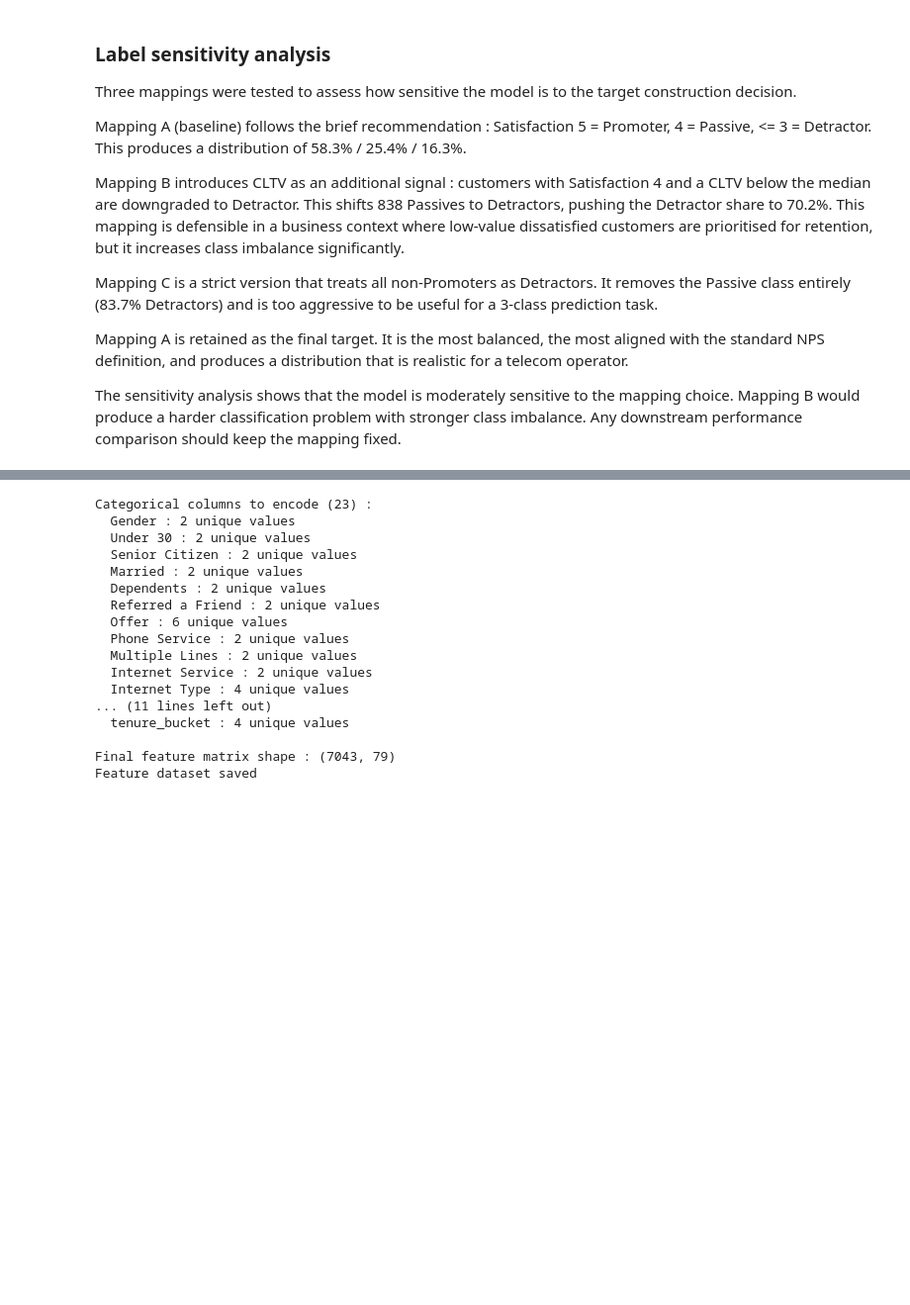
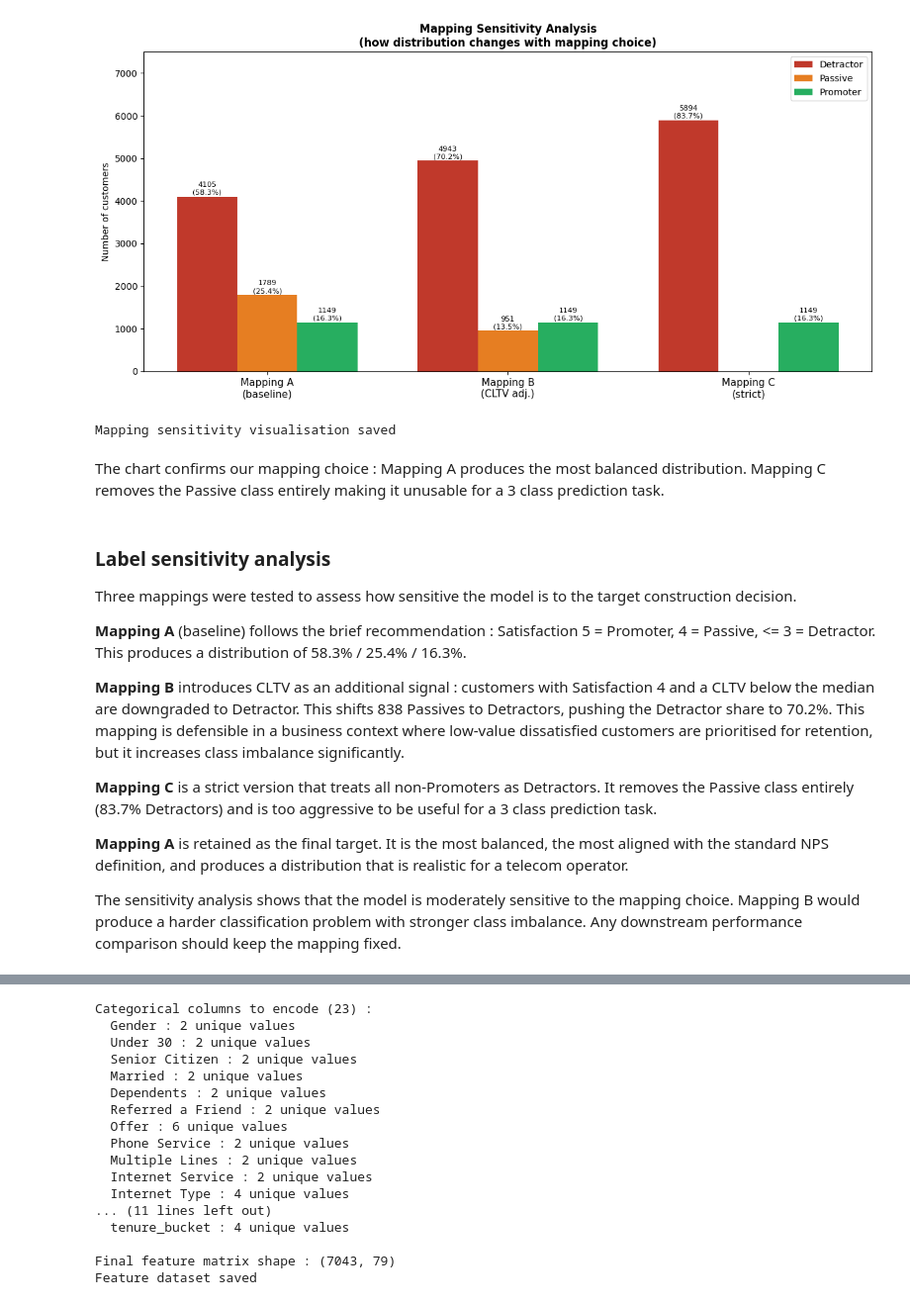
Before and after one commit to badaouihakimou/nps-telecom-prediction, a Jupyter notebook: notebooks/nps_telecom_full.ipynb, the cells around one changed output, grey strips where cells are left out. Shown at 99% size. Saved outputs shown, nothing was run; the diff lists cells and outputs as text; code cells hidden in the pictures; blank space fills up the shorter version.

```diff
--- a/notebooks/nps_telecom_full.ipynb
+++ b/notebooks/nps_telecom_full.ipynb
@@ -607,25 +968,75 @@ produces a similar Detractor/Passive/Promoter split.
+# %%
+# MAPPING SENSITIVITY VISUALISATION
+mappings_data = {
+    'Mapping A\n(baseline)' : {'Detractor': 4105, 'Passive': 1789, 'Promoter': 1149},
+    'Mapping B\n(CLTV adj.)': {'Detractor': 4943, 'Passive': 951,  'Promoter': 1149},
+    'Mapping C\n(strict)'   : {'Detractor': 5894, 'Passive': 0,    'Promoter': 1149},
+}
+
+total = 7043
+x      = np.arange(len(mappings_data))
+width  = 0.25
+labels = list(mappings_data.keys())
+
+fig, ax = plt.subplots(figsize=(12, 6))
+
+det_vals = [mappings_data[m]['Detractor'] for m in labels]
+pas_vals = [mappings_data[m]['Passive']   for m in labels]
+pro_vals = [mappings_data[m]['Promoter']  for m in labels]
+
+b1 = ax.bar(x - width, det_vals, width, label='Detractor', color=COLORS['Detractor'])
+b2 = ax.bar(x,         pas_vals, width, label='Passive',   color=COLORS['Passive'])
+b3 = ax.bar(x + width, pro_vals, width, label='Promoter',  color=COLORS['Promoter'])
+
+for bars in [b1, b2, b3]:
+    for bar in bars:
+        h = bar.get_height()
+        if h > 0:
+            pct = h / total * 100
+            ax.text(bar.get_x() + bar.get_width()/2, h + 50,
+                    f'{h}\n({pct:.1f}%)', ha='center', fontsize=8)
+
+ax.set_xticks(x)
+ax.set_xticklabels(labels, fontsize=11)
+ax.set_ylabel('Number of customers')
+ax.set_title('Mapping Sensitivity Analysis\n(how distribution changes with mapping choice)',
+             fontweight='bold', fontsize=12)
+ax.legend()
+ax.set_ylim(0, 7500)
+
+plt.tight_layout()
+plt.savefig(f"{BASE}/figures/mapping_sensitivity.png", dpi=150, bbox_inches='tight')
+plt.show()
+print("Mapping sensitivity visualisation saved")
+# %% [output]
+[figure, added]
+Mapping sensitivity visualisation saved
+# %% [markdown]
+The chart confirms our mapping choice : Mapping A produces the most
+balanced distribution. Mapping C removes the Passive class entirely
+making it unusable for a 3 class prediction task.
 # %% [markdown]
-### Label sensitivity analysis
+### **Label sensitivity analysis**
 
 Three mappings were tested to assess how sensitive the model is
 to the target construction decision.
 
-Mapping A (baseline) follows the brief recommendation :
+**Mapping A** (baseline) follows the brief recommendation :
 Satisfaction 5 = Promoter, 4 = Passive, <= 3 = Detractor.
 This produces a distribution of 58.3% / 25.4% / 16.3%.
 
-Mapping B introduces CLTV as an additional signal : customers with
+**Mapping B** introduces CLTV as an additional signal : customers with
 Satisfaction 4 and a CLTV below the median are downgraded to Detractor.
 This shifts 838 Passives to Detractors, pushing the Detractor share
 to 70.2%. This mapping is defensible in a business context where
 low-value dissatisfied customers are prioritised for retention,
 but it increases class imbalance significantly.
 
-Mapping C is a strict version that treats all non-Promoters as
+**Mapping C** is a strict version that treats all non-Promoters as
 Detractors. It removes the Passive class entirely (83.7% Detractors)
-and is too aggressive to be useful for a 3-class prediction task.
+and is too aggressive to be useful for a 3 class prediction task.
 
-Mapping A is retained as the final target. It is the most balanced,
+**Mapping A** is retained as the final target. It is the most balanced,
 the most aligned with the standard NPS definition, and produces
 a distribution that is realistic for a telecom operator.
 
```
Also changed, not shown: parts of 112 cells of this notebook.
